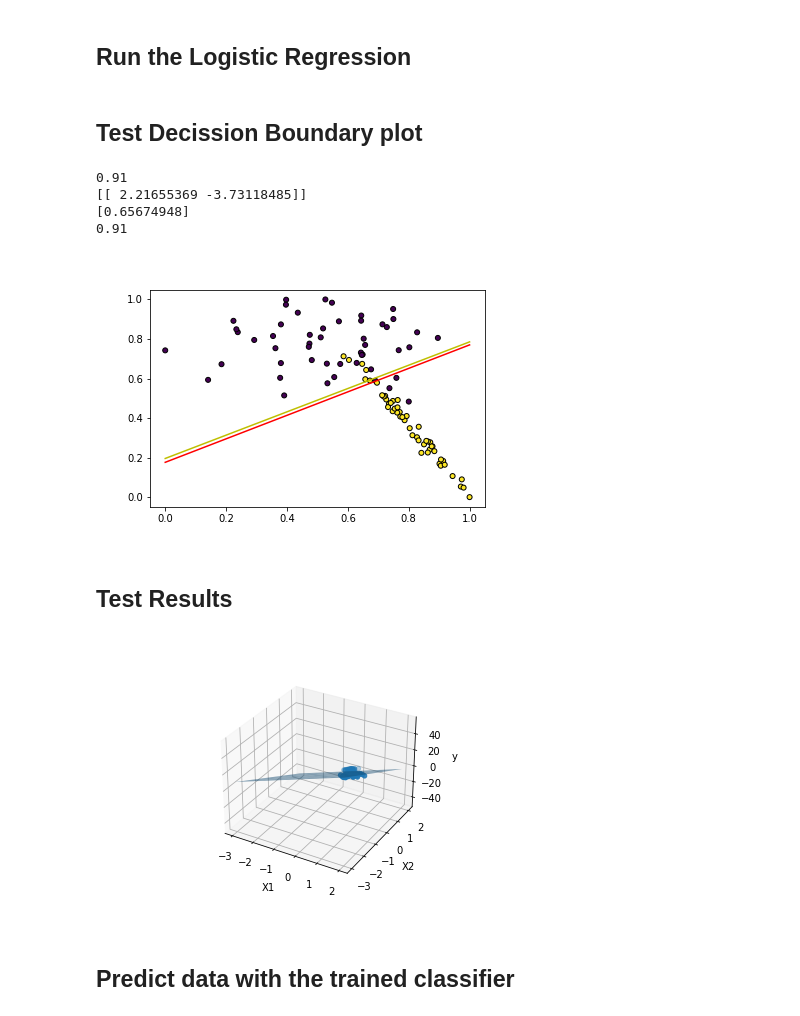
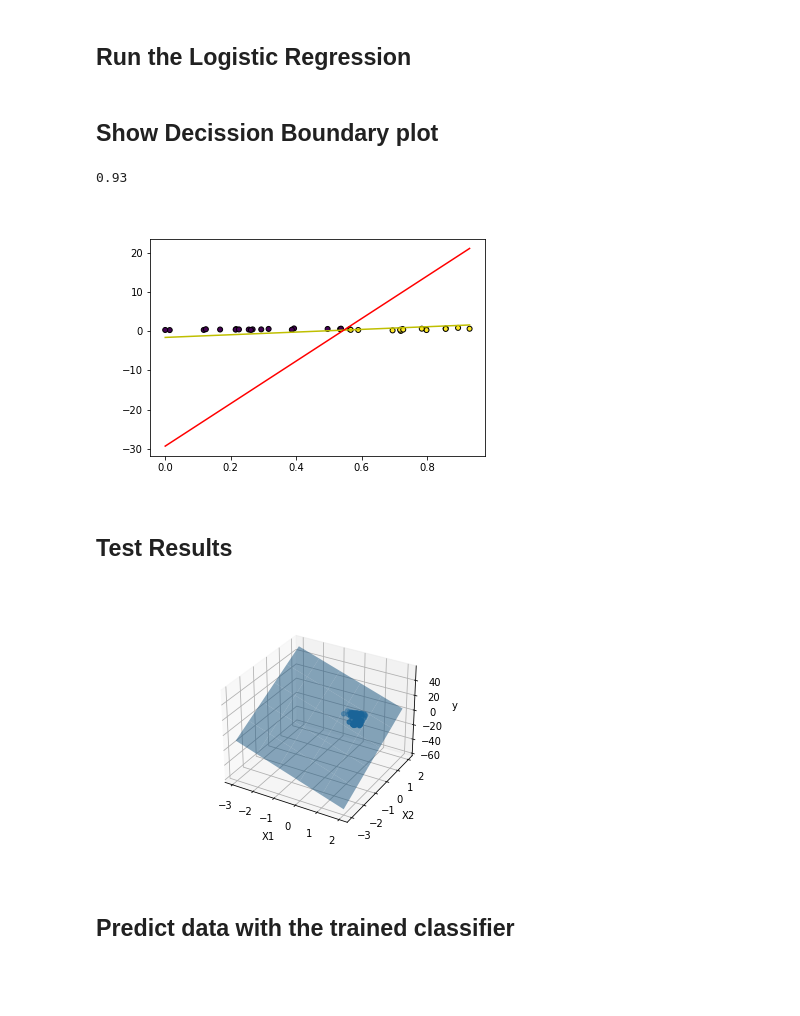
Before and after one commit to enfo/ML-Regression, a Jupyter notebook: examples/LogisticRegressionModule.ipynb, the cells around one changed output. Cells and saved outputs as stored; diff of their text form; code cells hidden in the pictures; blank space fills up the shorter version.

```diff
--- a/examples/LogisticRegressionModule.ipynb
+++ b/examples/LogisticRegressionModule.ipynb
@@ -57,12 +71,18 @@ lg.plotData(X,Y)
 # %% [markdown]
 ## Run the Logistic Regression
 # %%
+from sklearn.model_selection import train_test_split
+
 learningRate = 0.1
 iterations = 10000
 
-weigths, c = lg.runLogisticRegression(X, Y, learningRate, iterations)
+X_train, X_test, y_train, y_test = train_test_split(
+    X, Y, test_size=0.33
+)
+
+weigths, c = lg.runLogisticRegression(X_train, y_train, learningRate, iterations)
 # %% [markdown]
-## Test Decission Boundary plot
+## Show Decission Boundary plot
 # %%
 %matplotlib widget
 from matplotlib import pyplot as plt
@@ -70,10 +90,10 @@ import numpy as np
 from sklearn.metrics import accuracy_score
 
 plt.scatter(
-    X[:, 0], X[:, 1], marker="o", c=Y, s=25, edgecolor="k"
+    X_test[:, 0], X_test[:, 1], marker="o", c=y_test, s=25, edgecolor="k"
     )
 
-x1 = [min(X[:,0]), max(X[:,0])]
+x1 = [min(X_test[:,0]), max(X_test[:,0])]
 x1 = np.array(x1)
 m = -weigths[0]/weigths[1]
 cDB = -c/weigths[1]
@@ -87,59 +107,56 @@ import pandas as pd
 
 
 
-xNP = np.array(X)
-yNP = np.array(Y)
+#xNP = np.array(X)
+#yNP = np.array(Y)
 
-xNP = xNP.reshape(-1, 1)
-yNP = yNP.reshape(-1, 1)
+#xNP = xNP.reshape(-1, 1)
+#yNP = yNP.reshape(-1, 1)
 
-reg = LogisticRegression().fit(X, Y)
+reg = LogisticRegression().fit(X_train, y_train)
 print(reg.score(X, Y))
 
 
-print(reg.coef_)
-print(reg.intercept_)
+#print(reg.coef_)
+#print(reg.intercept_)
 
 mSKLearn = -reg.coef_[0][0]/reg.coef_[0][1]
 cDBSKLearn = -reg.intercept_/reg.coef_[0][1]
 x2SKLearn = mSKLearn*x1 + cDBSKLearn
 
 
-n = len(X)
-dimensions = X.shape[1]
+n = len(X_test)
+dimensions = X_test.shape[1]
 
 YPredClass = []
 
 for i in range(0, n):
     currentValue = 0
     for dim in range(0, dimensions):
-        currentValue = currentValue + X[i][dim] * weigths[dim]
+        currentValue = currentValue + X_test[i][dim] * weigths[dim]
     currentValue += c
 
     if currentValue > 0.5:
         YPredClass.append(1)
     else:
         YPredClass.append(0)
 
 
-acc_score = accuracy_score(Y, YPredClass, normalize = True)
-print(acc_score)
+acc_score = accuracy_score(y_test, YPredClass, normalize = True)
+#print(acc_score)
 
 plt.plot(x1, x2SKLearn, 'r-')
 plt.show()
 # %% [output]
-0.91
-[[ 2.21655369 -3.73118485]]
-[0.65674948]
-0.91
+0.93
-[figure, old version]
+[figure, new version]
 # %% [markdown]
 ## Test Results
 # %%
 %matplotlib widget
 lg.plotResults(X, Y, weigths, c)
 # %% [output]
-[figure, old version]
+[figure, new version]
 # %% [markdown]
 ## Predict data with the trained classifier
 # %%
```
Also changed, not shown: parts of 3 cells of this notebook, 1 other file.
